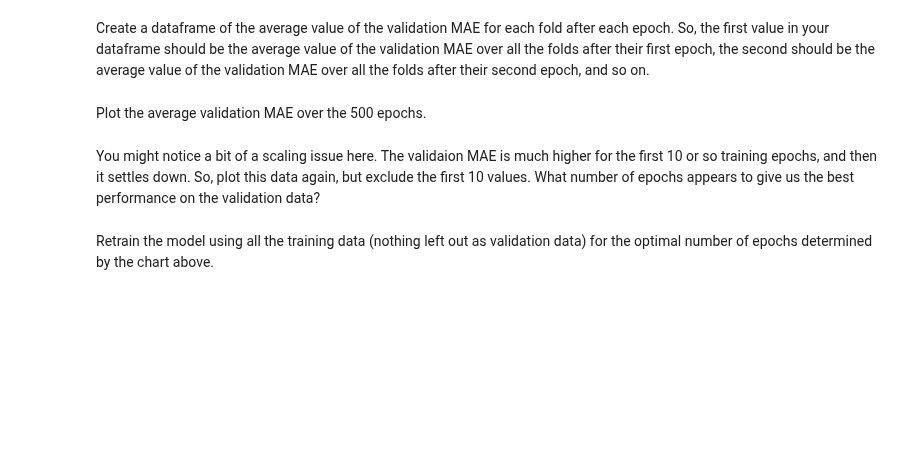
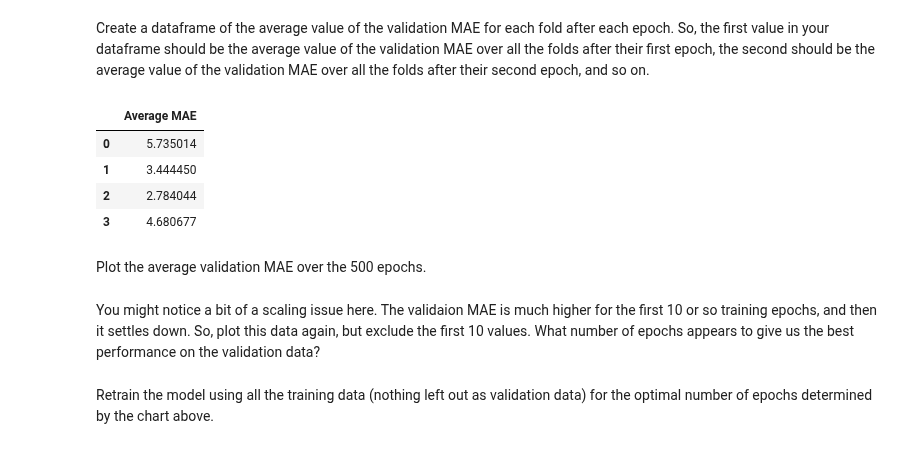
Before and after one commit to robchristiansen13/Learning, a Jupyter notebook: WeberState/CS 6570 (Data Science Algorithms I)/Assignments/CS-6570 Homework 6.ipynb, the cells around one changed output. Drawn from its saved outputs; the diff is of its cells as text; code cells hidden in the pictures; blank space fills up the shorter version.

Commit message:
Partial part 3 of HW 6

```diff
--- a/WeberState/CS 6570 (Data Science Algorithms I)/Assignments/CS-6570 Homework 6.ipynb
+++ b/WeberState/CS 6570 (Data Science Algorithms I)/Assignments/CS-6570 Homework 6.ipynb
@@ -463,6 +463,15 @@ array([ 7.2, 18.8, 19. , 27. , 22.2, 24.5, 31.2, 22.9, 20.5, 23.2, 18.6,
 Before we start training we'll want to normalize the data. In other words, scale each of the features so the values have mean $0$ and standard deviation $1$. You can either do this manually, or with [StandardScaler](https://scikit-learn.org/stable/modules/generated/sklearn.preprocessing.StandardScaler.html) from sklearn.
 # %%
 #YOUR CODE HERE
+from sklearn.preprocessing import StandardScaler
+
+scaler = StandardScaler()
+scaler.fit(train_data)
+train_data_std = scaler.transform(train_data)
+
+scaler = StandardScaler()
+scaler.fit(test_data)
+test_data_std = scaler.transform(test_data)
 # %% [markdown]
 Now, we'll want to build our model. We'll use a model with two dense training layers with 64 nodes each and ReLU activation functions. The final layer will have a single dense node with no specified activation function (so the activation function is just the identity - it doesn't change the data). We'll use *rmsprop* as the optimizer, *mse* as the loss, and track the metric *mae*. Here "mse" stands for "mean squared error", and "mae" stands for "mean absolute error". The mean absolute error is the average of the absolute values of the differences between the predictions and the targets. We'll wrap this up in a function that we can call to create a new model. Also, note that we'll sometimes abbreviate "mean absolute error" using uppercase letters - MAE.
 # %%
@@ -478,6 +487,8 @@ def build_model():
 Because we don't have much data, instead of just having one validation set, we'll want to use $K$-fold validation. Write code that prepares a list of training and validation sets for $K$-fold validation based on a specified value of $K = 4$. Note you can either create code to do this explicitly, or use the [KFold](https://scikit-learn.org/stable/modules/cross_validation.html#k-fold) function in sklearn.
 # %%
 #YOUR CODE HERE
+from sklearn.model_selection import KFold
+kf = KFold(n_splits=4)
 # %% [markdown]
 Write code that fits the model on each training set generated for $K$-fold validation above. Use $100$ epochs and a batch size of $16$. Also, note that if you set "verbose = 0" in your fit command, it won't output the running tally from each epoch, which might be nice in this case. After 100 epochs of training, [evaluate](https://keras.io/api/models/model_training_apis/#evaluate-method) the model on the validation data, and track the MAE for each fold. At the end, calculate the average MAE over all 4 folds. Please note that on each fold you'll need to use a different, reset model.
 # %%
@@ -486,3 +525,29 @@ Write code that fits the model on each training set generated for $K$-fold valid
 Now let's repeat what we did above, except we'll run for 500 epochs on each fold, and we'll track the training history and performance on the validation data. Once training on a given fold is completed extract the MAE history from the history object, and add it to a list of MAE training histories for each fold. Note this might take a few minutes, and you'll *really* want to set *verbose = 0*.
 # %%
 #YOUR CODE HERE
+
+def Average(lst):
+    return sum(lst) / len(lst)
+
+epoch_mae_log = []
+
+for train_index, test_index in kf.split(X):
+    # Reset mae_log for each fold
+    mae_log = []
+
+    # Split the data into training and testing sets
+    X_train, X_test = train_data_std[train_index], test_data_std[test_index]
+    y_train, y_test = train_targets[train_index], test_targets[test_index]
+
+    # Reset the model
+    part3_model = build_model()
+
+    # Train the model
+    part3_history_b = part3_model.fit(X_train, y_train, epochs = 500, batch_size = 16, verbose = 0, validation_data=(X_test,y_test))
+
+    # Append the MAE history
+    mae_log.append(part3_history_b.history['mae'])
+    print(f"MAE log: {mae_log}")
+    epoch_mae_log.append(Average(mae_log[0]))
+
+print(f"The average MAE scores across each epoch for each fold are respectively: {epoch_mae_log}")
@@ -490,6 +561,14 @@ Now let's repeat what we did above, except we'll run for 500 epochs on each fold
 Create a dataframe of the average value of the validation MAE for each fold after each epoch. So, the first value in your dataframe should be the average value of the validation MAE over all the folds after their first epoch, the second should be the average value of the validation MAE over all the folds after their second epoch, and so on.
 # %%
 #YOUR CODE HERE
+df = pd.DataFrame(epoch_mae_log, columns=['Average MAE'])
+df
+# %% [output]
+|  | Average MAE |
+| 0 | 5.735014 |
+| 1 | 3.444450 |
+| 2 | 2.784044 |
+| 3 | 4.680677 |
 # %% [markdown]
 Plot the average validation MAE over the 500 epochs.
 # %%
```
Also changed, not shown: parts of 3 cells of this notebook.
